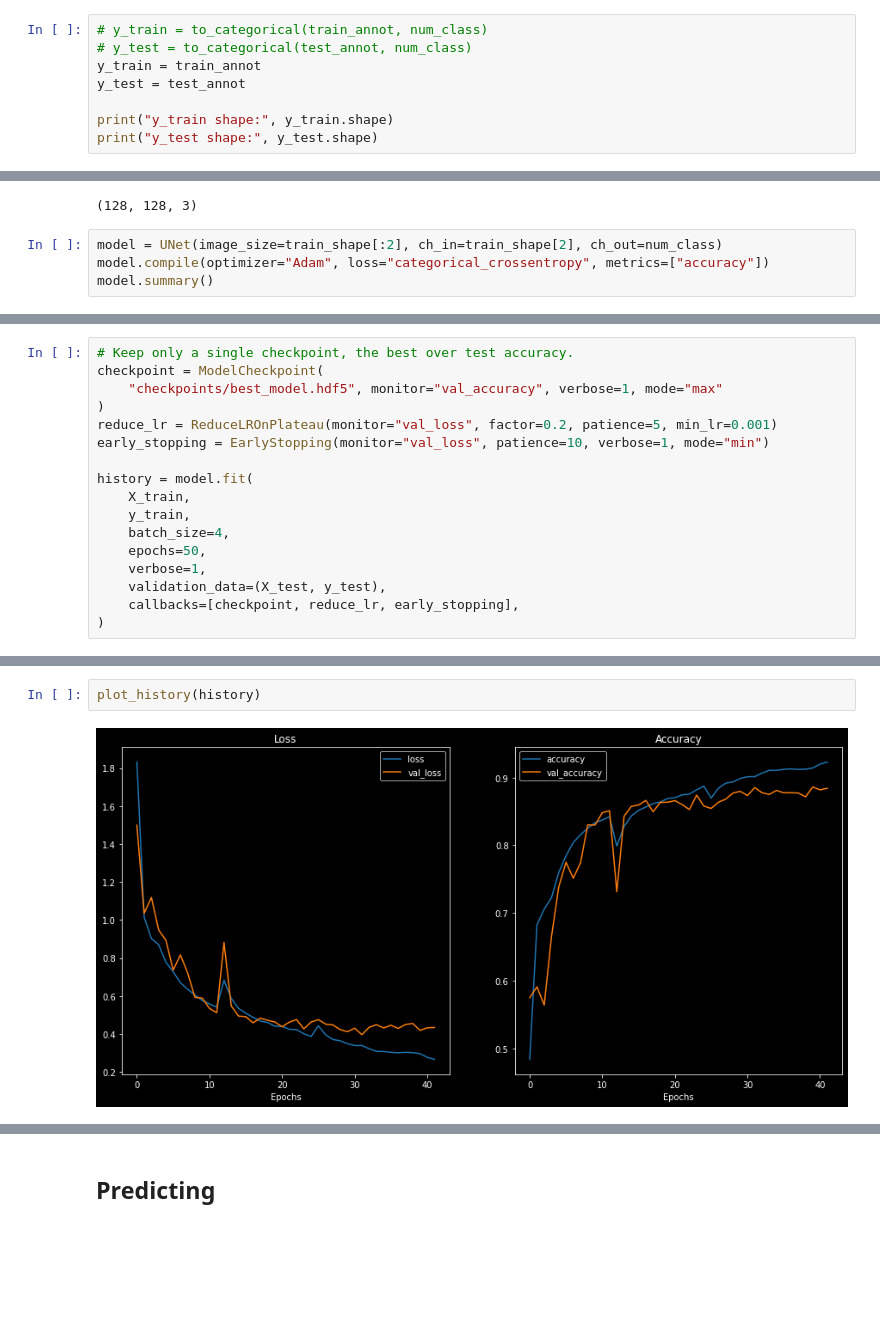
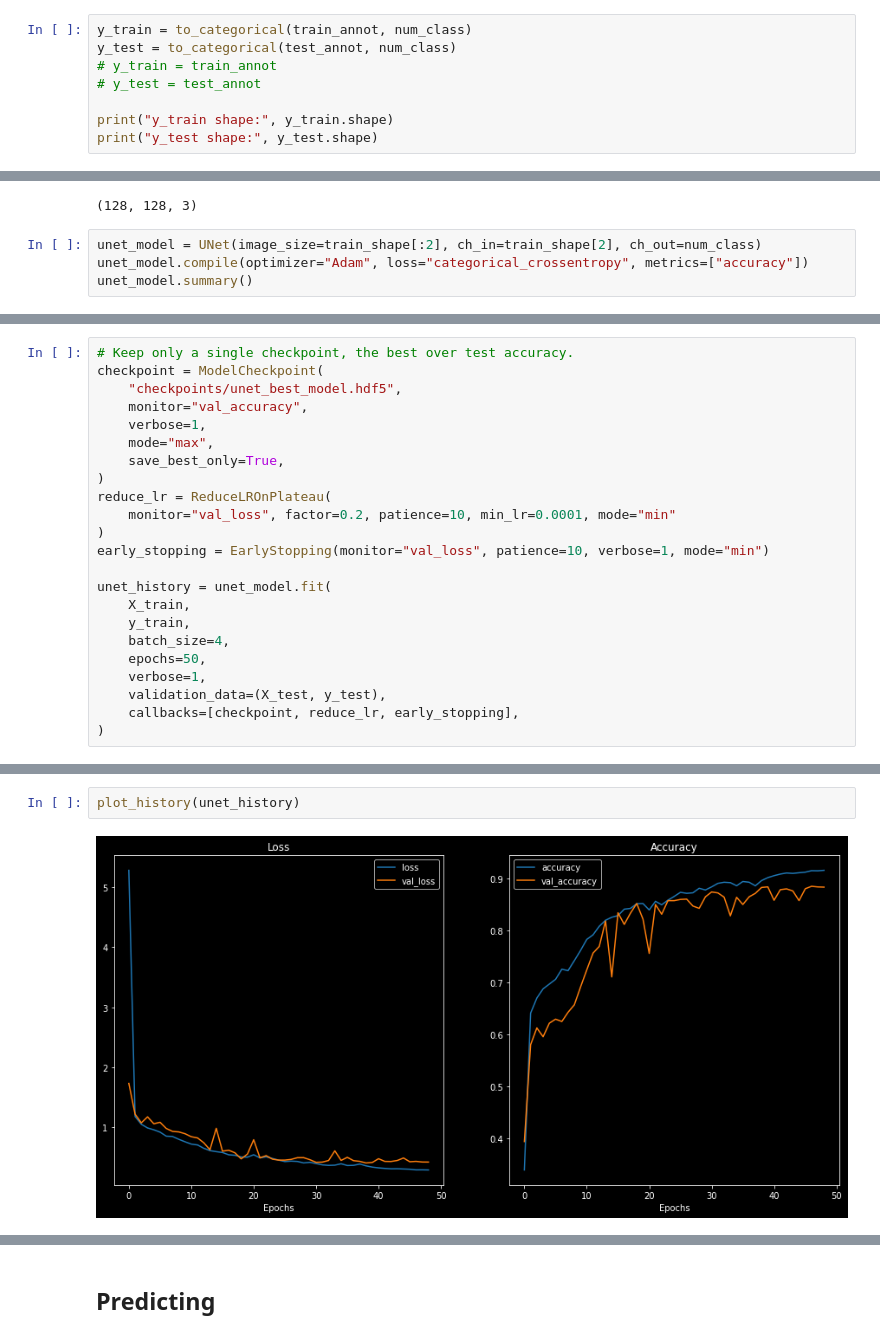
Before and after one commit to edutjie/Computer-Vision-Indonesia.AI, a Jupyter notebook: 8. Final Project/segmentation_self_driving_car.ipynb, the cells around one changed output, grey strips where cells are left out. Cells and saved outputs as stored; diff of their text form; blank space fills up the shorter version.

Commit message:
Retrain U-Net model

```diff
--- a/8. Final Project/segmentation_self_driving_car.ipynb
+++ b/8. Final Project/segmentation_self_driving_car.ipynb
@@ -294,10 +294,10 @@ print("Classes:", np.unique(train_annot))
 Number of classes: 12
 Classes: [ 0  1  2  3  4  5  6  7  8  9 10 11]
 # %%
-# y_train = to_categorical(train_annot, num_class)
-# y_test = to_categorical(test_annot, num_class)
-y_train = train_annot
-y_test = test_annot
+y_train = to_categorical(train_annot, num_class)
+y_test = to_categorical(test_annot, num_class)
+# y_train = train_annot
+# y_test = test_annot
 
 print("y_train shape:", y_train.shape)
 print("y_test shape:", y_test.shape)
@@ -427,7 +448,7 @@ train_shape
 # %% [output]
 (128, 128, 3)
 # %%
-model = UNet(image_size=train_shape[:2], ch_in=train_shape[2], ch_out=num_class)
-model.compile(optimizer="Adam", loss="categorical_crossentropy", metrics=["accuracy"])
-model.summary()
+unet_model = UNet(image_size=train_shape[:2], ch_in=train_shape[2], ch_out=num_class)
+unet_model.compile(optimizer="Adam", loss="categorical_crossentropy", metrics=["accuracy"])
+unet_model.summary()
 # %% [output]
@@ -451,12 +476,18 @@ ________________________________________________________________________________
 # %%
 # Keep only a single checkpoint, the best over test accuracy.
 checkpoint = ModelCheckpoint(
-    "checkpoints/best_model.hdf5", monitor="val_accuracy", verbose=1, mode="max"
+    "checkpoints/unet_best_model.hdf5",
+    monitor="val_accuracy",
+    verbose=1,
+    mode="max",
+    save_best_only=True,
 )
-reduce_lr = ReduceLROnPlateau(monitor="val_loss", factor=0.2, patience=5, min_lr=0.001)
+reduce_lr = ReduceLROnPlateau(
+    monitor="val_loss", factor=0.2, patience=10, min_lr=0.0001, mode="min"
+)
 early_stopping = EarlyStopping(monitor="val_loss", patience=10, verbose=1, mode="min")
 
-history = model.fit(
+unet_history = unet_model.fit(
     X_train,
     y_train,
     batch_size=4,
@@ -486,5 +517,5 @@ Epoch 42: early stopping
 # %%
-plot_history(history)
+plot_history(unet_history)
 # %% [output]
-[figure, old version]
+[figure, new version]
 # %%
```
Also changed, not shown: parts of 22 cells of this notebook.
